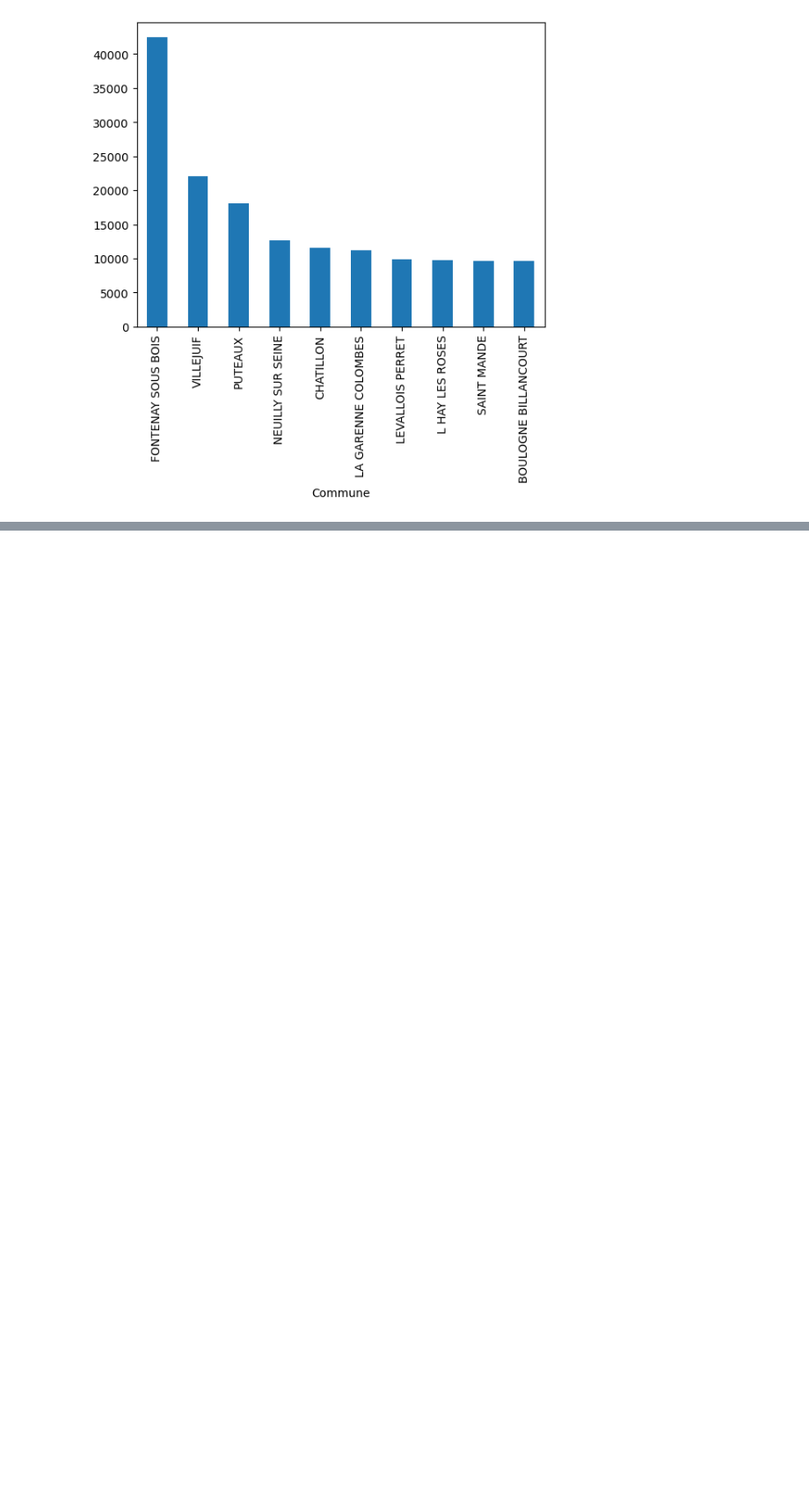
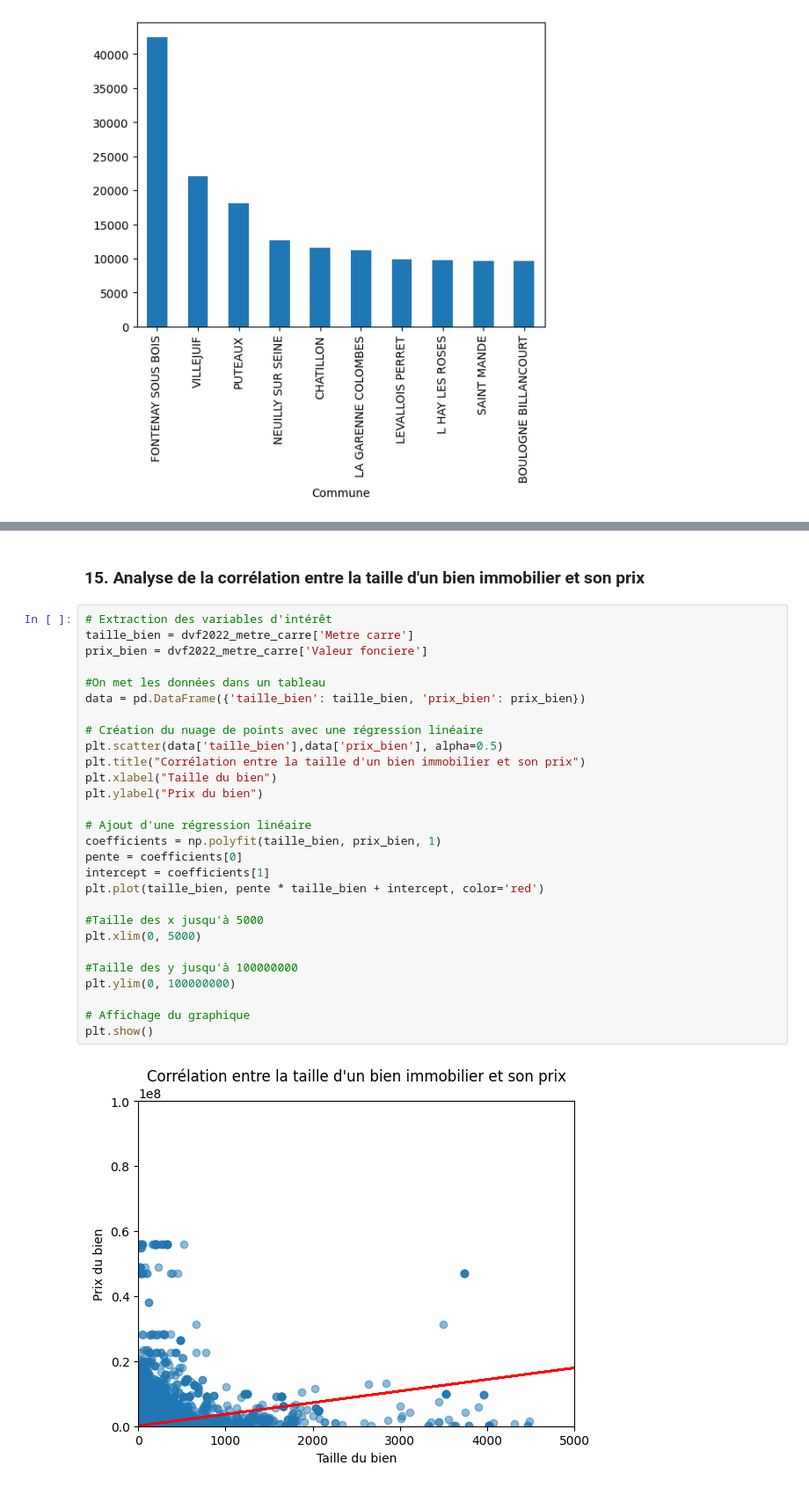
Before and after one commit to yannvillellas/Analysis-of-DVF-data, a Jupyter notebook: rapport.ipynb, the cells around one changed output, grey strips where cells are left out. Shown at 88% size. Saved outputs shown, nothing was run; the diff lists cells and outputs as text; blank space fills up the shorter version.

```diff
--- a/rapport.ipynb
+++ b/rapport.ipynb
@@ -381,0 +491,32 @@ prix_m2_petite_couronne.plot(kind='bar', x='Commune', y='Prix moyen au mètre ca
+# %% [markdown]
+### 15. Analyse de la corrélation entre la taille d'un bien immobilier et son prix
+# %%
+# Extraction des variables d'intérêt
+taille_bien = dvf2022_metre_carre['Metre carre']
+prix_bien = dvf2022_metre_carre['Valeur fonciere']
+
+#On met les données dans un tableau
+data = pd.DataFrame({'taille_bien': taille_bien, 'prix_bien': prix_bien})
+
+# Création du nuage de points avec une régression linéaire
+plt.scatter(data['taille_bien'],data['prix_bien'], alpha=0.5)
+plt.title("Corrélation entre la taille d'un bien immobilier et son prix")
+plt.xlabel("Taille du bien")
+plt.ylabel("Prix du bien")
+
+# Ajout d'une régression linéaire
+coefficients = np.polyfit(taille_bien, prix_bien, 1)
+pente = coefficients[0]
+intercept = coefficients[1]
+plt.plot(taille_bien, pente * taille_bien + intercept, color='red')
+
+#Taille des x jusqu'à 5000
+plt.xlim(0, 5000)
+
+#Taille des y jusqu'à 100000000
+plt.ylim(0, 100000000)
+
+# Affichage du graphique
+plt.show()
+# %% [output]
+[figure, added]
```
Also changed, not shown: parts of 12 cells of this notebook, 2 other files.
